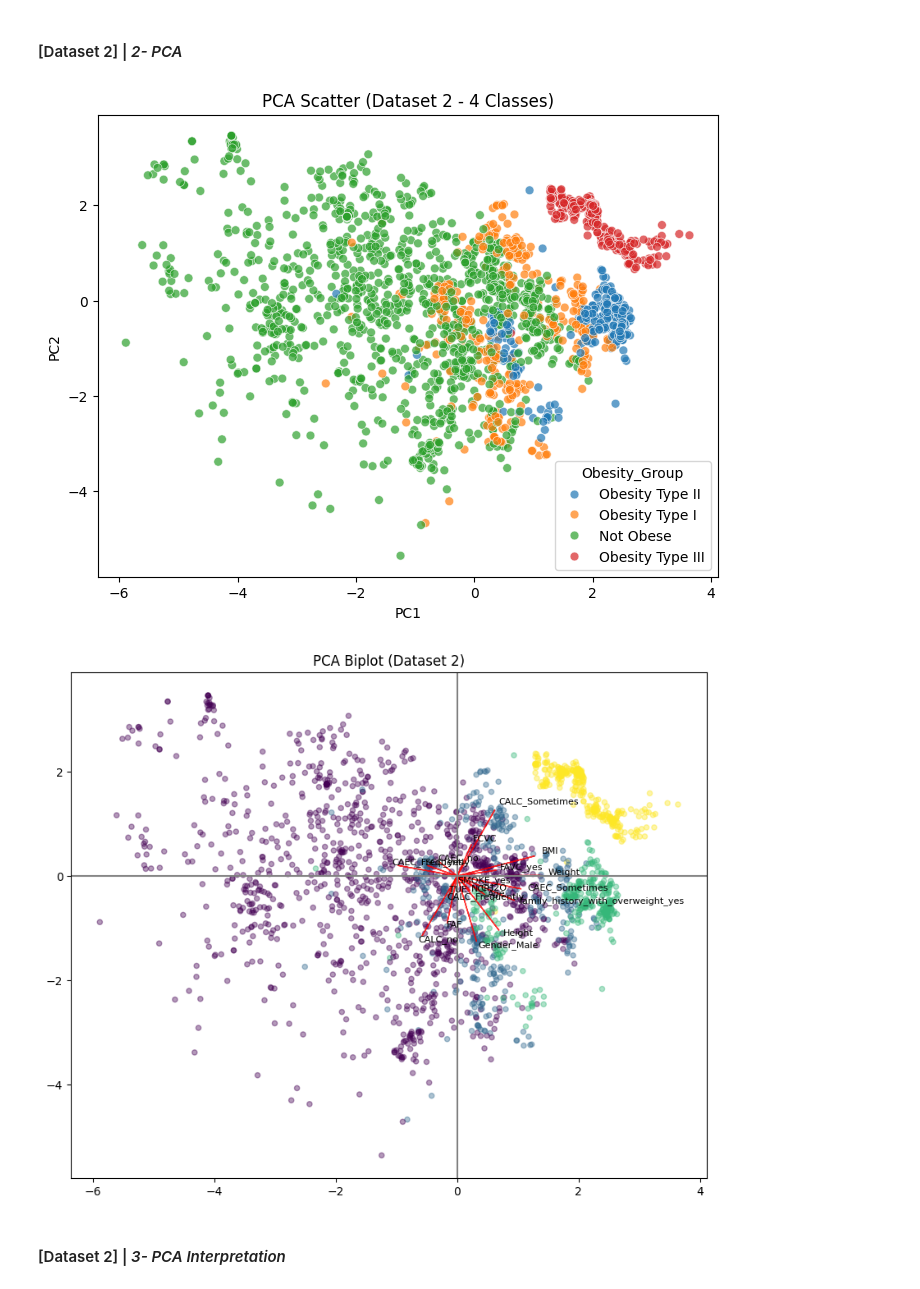
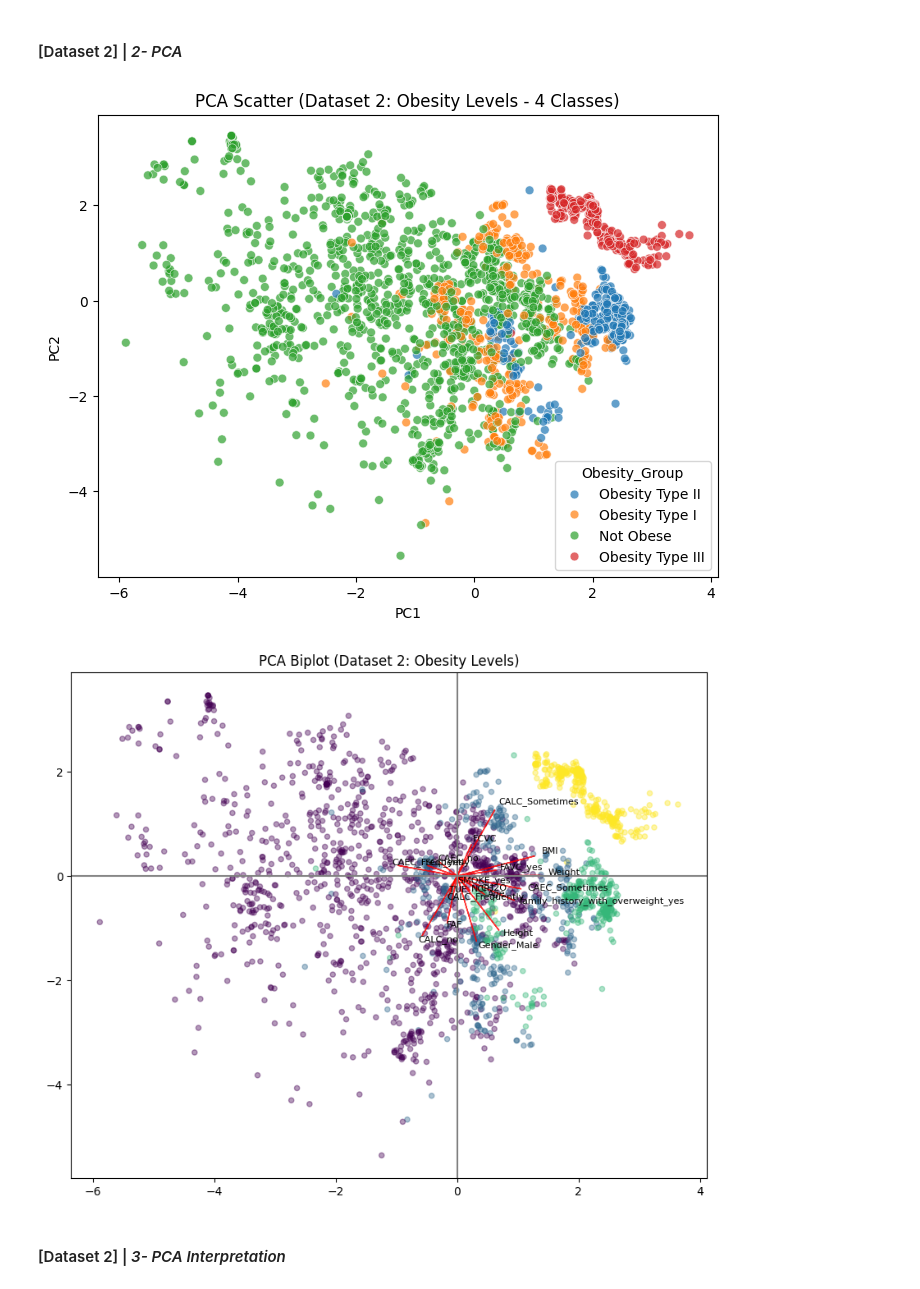
Before and after one commit to jasser-dh/Module-B-semester-2, a Jupyter notebook: OMDS-ModB2-Week12-Dhaouadi-Jasser.ipynb, the cells around one changed output. Drawn from its saved outputs; the diff is of its cells as text; code cells hidden in the pictures.

```diff
--- a/OMDS-ModB2-Week12-Dhaouadi-Jasser.ipynb
+++ b/OMDS-ModB2-Week12-Dhaouadi-Jasser.ipynb
@@ -533,7 +533,7 @@ sns.scatterplot(
     s=40
 )
 
-plt.title("PCA Scatter (Dataset 2 - 4 Classes)")
+plt.title("PCA Scatter (Dataset 2: Obesity Levels - 4 Classes)")
 plt.show()
 
 # -----------------------------
@@ -546,36 +546,36 @@ arrow_scale = 3
 
 plt.figure(figsize=(10,8))
 plt.scatter(
     scores[:4000, 0],
     scores[:4000, 1],
     c=pd.factorize(y[:4000])[0],
     cmap="viridis",
     alpha=0.4,
     s=20
 )
 
 for i, feature in enumerate(feature_names[:20]):
     plt.arrow(
         0, 0,
         loadings[i, 0]*arrow_scale,
         loadings[i, 1]*arrow_scale,
         color="red",
         alpha=0.8
     )
     plt.text(
         loadings[i, 0]*arrow_scale*1.1,
         loadings[i, 1]*arrow_scale*1.1,
         feature,
         fontsize=8
     )
 
 plt.axhline(0, color="gray")
 plt.axvline(0, color="gray")
-plt.title("PCA Biplot (Dataset 2)")
+plt.title("PCA Biplot (Dataset 2: Obesity Levels)")
 plt.show()
 # %% [output]
-[figure, old version]
+[figure, new version]
-[figure, old version]
+[figure, new version]
 # %% [markdown]
 #### [Dataset 2] | *3- PCA Interpretation*
 # %% [markdown]
```
Also changed, not shown: parts of 2 cells of this notebook.
